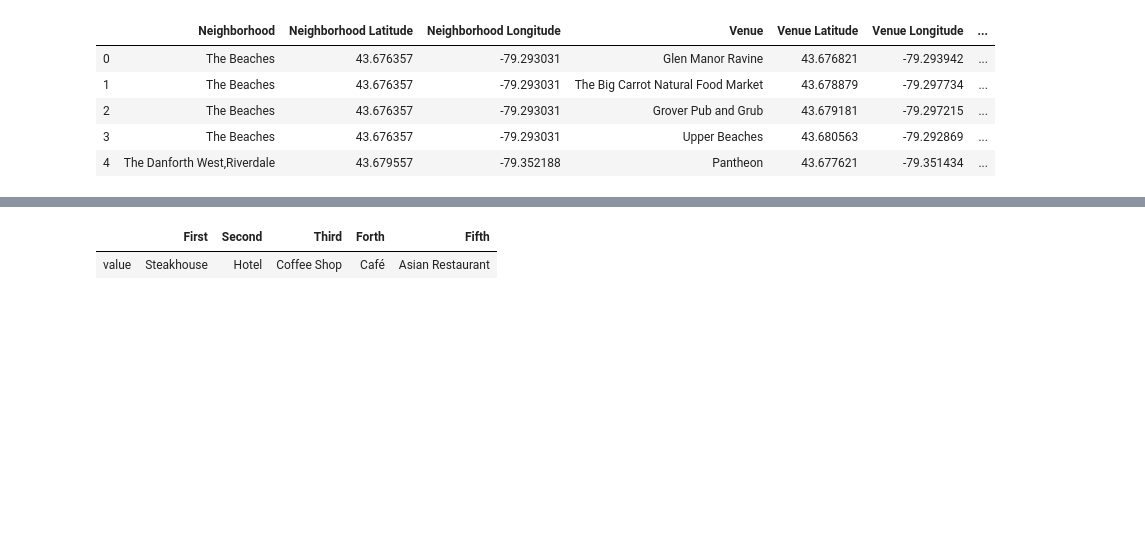
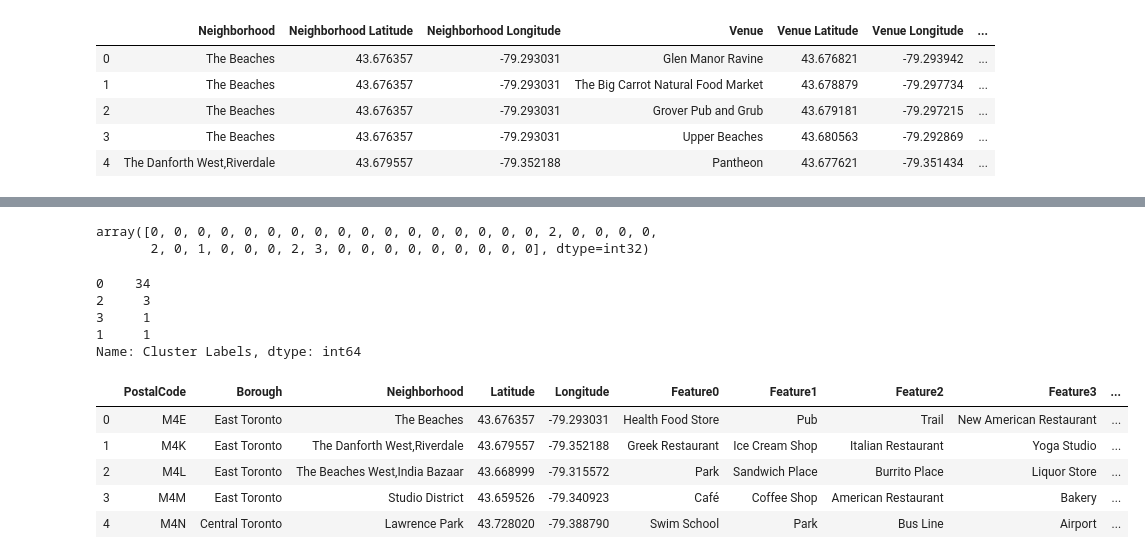
Before and after one commit to ah903/cousera-capstone, a Jupyter notebook: capstone wk3 part 3.ipynb, the cells around one changed output, grey strips where cells are left out. Drawn from its saved outputs; the diff is of its cells as text; code cells hidden in the pictures; blank space fills up the shorter version.

```diff
--- a/capstone wk3 part 3.ipynb
+++ b/capstone wk3 part 3.ipynb
@@ -325,15 +327,3 @@ grp
-# %%
-temp = grp[grp['Neighborhood'] == "Adelaide,King,Richmond"].T.reset_index()
-temp.columns = ["value", "frequency"]
-temp = temp.iloc[1:]
-temp =temp.sort_values("frequency", ascending=False)
-temp = temp.head(5)
-r = temp[["value"]].T
-r.columns=["First","Second","Third","Forth","Fifth"]
-r
-# %% [output]
-|  | First | Second | Third | Forth | Fifth |
-| value | Steakhouse | Hotel | Coffee Shop | Café | Asian Restaurant |
 # %%
 # Helper Function to get the most common N venue types for a neighborhood
 # Transposes the data, sorts and extracts the head topN
@@ -367,3 +357,39 @@ for i in np.arange(grp.shape[0]):
     neighborhood = grp.iloc[i,0]
     topN_list = get_top_venues(grp,neighborhood,topN)
     df_topN.loc[i]=topN_list
+# %%
+# Apply Clustering Algorithms
+kclusters = 4
+
+# Drop the Neighbourhood Column in a new dataframe
+toronto_grp_cluster = grp.drop("Neighborhood", axis = 1)
+toronto_grp_cluster
+
+# Run k-means clustering algorithm
+kmeans = KMeans(n_clusters=kclusters, random_state=0).fit(toronto_grp_cluster)
+
+# Check cluster labels generated for each row in the dataframe
+kmeans.labels_[0:39]
+# %% [output]
+array([0, 0, 0, 0, 0, 0, 0, 0, 0, 0, 0, 0, 0, 0, 0, 0, 0, 2, 0, 0, 0, 0,
+       2, 0, 1, 0, 0, 0, 2, 3, 0, 0, 0, 0, 0, 0, 0, 0, 0], dtype=int32)
+# %%
+df_topN["Cluster Labels"] =  kmeans.labels_
+df_topN["Cluster Labels"].value_counts()
+# %% [output]
+0    34
+2     3
+3     1
+1     1
+Name: Cluster Labels, dtype: int64
+# %%
+#Merge the two datasets together to create a dataset of everything we have analysed so far
+df_merged = pd.merge(df, df_topN, on="Neighborhood", how="inner")
+df_merged.head()
+# %% [output]
+|  | PostalCode | Borough | Neighborhood | Latitude | Longitude | Feature0 | Feature1 | Feature2 | Feature3 | ... |
+| 0 | M4E | East Toronto | The Beaches | 43.676357 | -79.293031 | Health Food Store | Pub | Trail | New American Restaurant | ... |
+| 1 | M4K | East Toronto | The Danforth West,Riverdale | 43.679557 | -79.352188 | Greek Restaurant | Ice Cream Shop | Italian Restaurant | Yoga Studio | ... |
+| 2 | M4L | East Toronto | The Beaches West,India Bazaar | 43.668999 | -79.315572 | Park | Sandwich Place | Burrito Place | Liquor Store | ... |
+| 3 | M4M | East Toronto | Studio District | 43.659526 | -79.340923 | Café | Coffee Shop | American Restaurant | Bakery | ... |
+| 4 | M4N | Central Toronto | Lawrence Park | 43.728020 | -79.388790 | Swim School | Park | Bus Line | Airport | ... |
```
Also changed, not shown: parts of 14 cells of this notebook.
